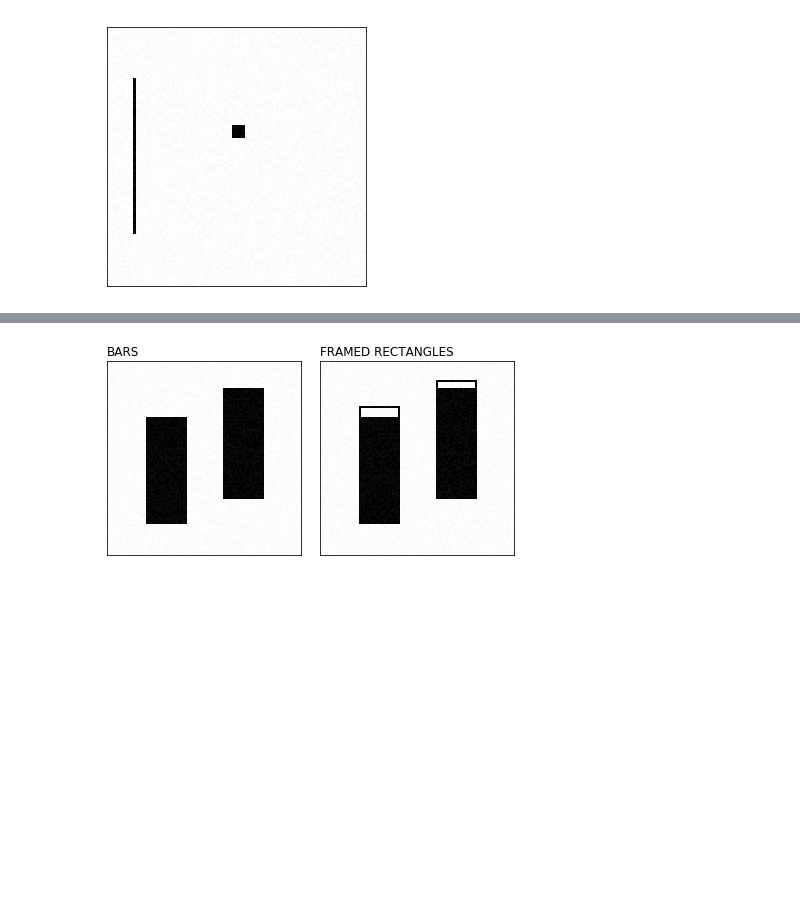
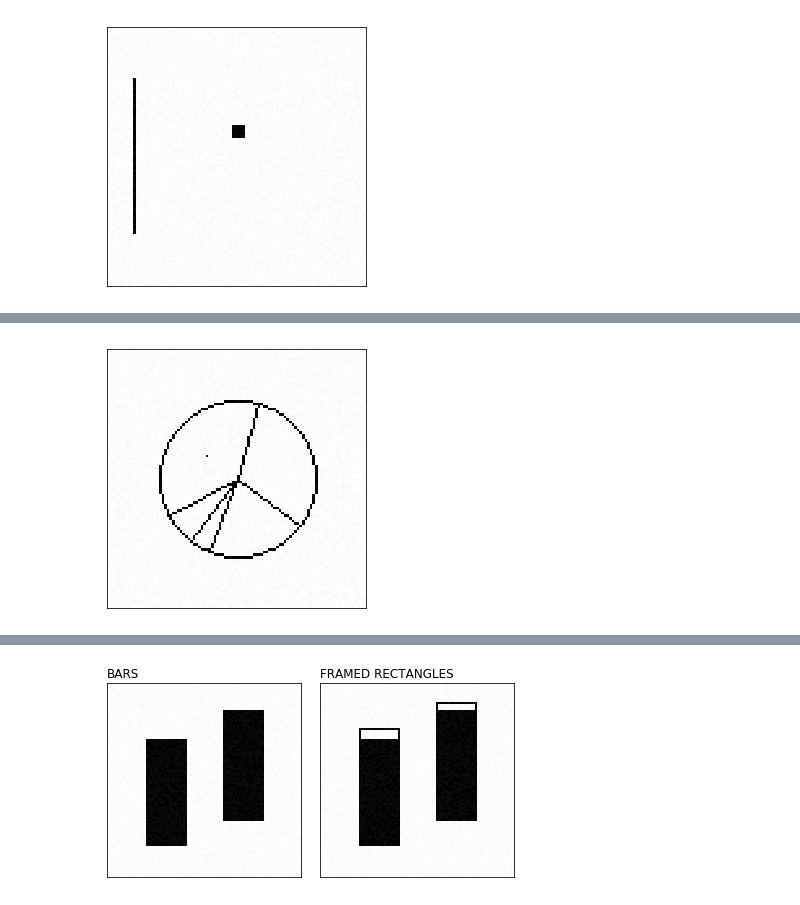
Before and after one commit to Rhoana/perception, a Jupyter notebook: IPY/Paper_Figures.ipynb, the cells around one changed output, grey strips where cells are left out. Cells and saved outputs as stored; diff of their text form; code cells hidden in the pictures; blank space fills up the shorter version.

```diff
--- a/IPY/Paper_Figures.ipynb
+++ b/IPY/Paper_Figures.ipynb
@@ -150,3 +150,21 @@ Stored ../PAPER/gfx/volume.pdf
 Stored ../PAPER/gfx/curvature.pdf
 Stored ../PAPER/gfx/shading.pdf
 [figure]
+# %%
+already_there = []
+howmany = 0
+for i in range(1000000):
+
+    if i % 100000 == 0:
+        print i, 'checkers!!'
+
+
+
+    data,label = C.Figure3.generate_datapoint()
+
+    if data in already_there:
+        continue
+
+    already_there.append(data)
+
+    howmany += 1
@@ -152,0 +182,71 @@ Stored ../PAPER/gfx/shading.pdf
+# %%
+#
+# position angle
+#
+X_bar = np.zeros((1, 100, 100), dtype=np.float32)
+X_pie = np.zeros((1, 100, 100), dtype=np.float32)
+y = np.zeros((1,5), dtype=np.float32)
+
+for n in range(1):
+    data,label = C.Figure3.generate_datapoint()
+
+    image = C.Figure3.data_to_piechart(data)
+    # we need float
+    image = image.astype(np.float32)
+    image += np.random.uniform(0, 0.05,(100,100))
+    X_pie[n] = image
+
+    image = C.Figure3.data_to_barchart(data)
+    # we need float
+    image = image.astype(np.float32)
+    image += np.random.uniform(0, 0.05,(100,100))
+    X_bar[n] = image
+
+    y[n] = label
+
+X_min = X_bar.min()
+X_max = X_bar.max()
+X_bar -= X_min
+X_bar /= (X_max - X_min)
+X_bar -= .5
+
+X_min = X_pie.min()
+X_max = X_pie.max()
+X_pie -= X_min
+X_pie /= (X_max - X_min)
+X_pie -= .5
+
+fig3_titles = ['Pie Chart', 'Bar Chart']
+fig3_images = [X_pie[0], X_bar[0]]
+
+# fig = plt.figure(figsize=(7.3,7.3), facecolor='white')
+# gs = gridspec.GridSpec(1, 2, width_ratios=[1,1], hspace=.1, wspace=.1)
+
+for j in range(2):
+
+    fig = plt.figure(facecolor='white')
+
+    image = fig3_images[j]
+
+    ax = plt.gca()
+    from matplotlib.ticker import NullFormatter
+    ax.xaxis.set_major_formatter(NullFormatter())
+    ax.xaxis.set_ticks_position('none')
+    ax.yaxis.set_major_formatter(NullFormatter())
+    ax.yaxis.set_ticks_position('none')
+    plt.tight_layout()
+
+    ax.set_xticklabels('')
+    ax.set_yticklabels('')
+    ax.set_xticks(np.arange(-.5, 100, 10), minor=False);
+    ax.set_yticks(np.arange(-.5, 100, 10), minor=False);
+#     ax.grid(which='major', color='gray', linestyle=':', linewidth='0.5')
+    ax.set_axisbelow(True)
+
+#     plt.title(fig3_titles[j].upper(), loc='left')
+
+    plt.imshow(image, cmap='Greys', interpolation='none')
+    fname = '../PAPER/gfx/figure3_'+fig3_titles[j].replace(' ','_')+'.pdf'
+    print 'stored', fname
+    plt.savefig(fname, bbox_inches='tight', pad_inches=0)
+# %% [output]
@@ -152,0 +255 @@ Stored ../PAPER/gfx/shading.pdf
+[figure, added]
```
Also changed, not shown: parts of 5 cells of this notebook, 6 other files.
